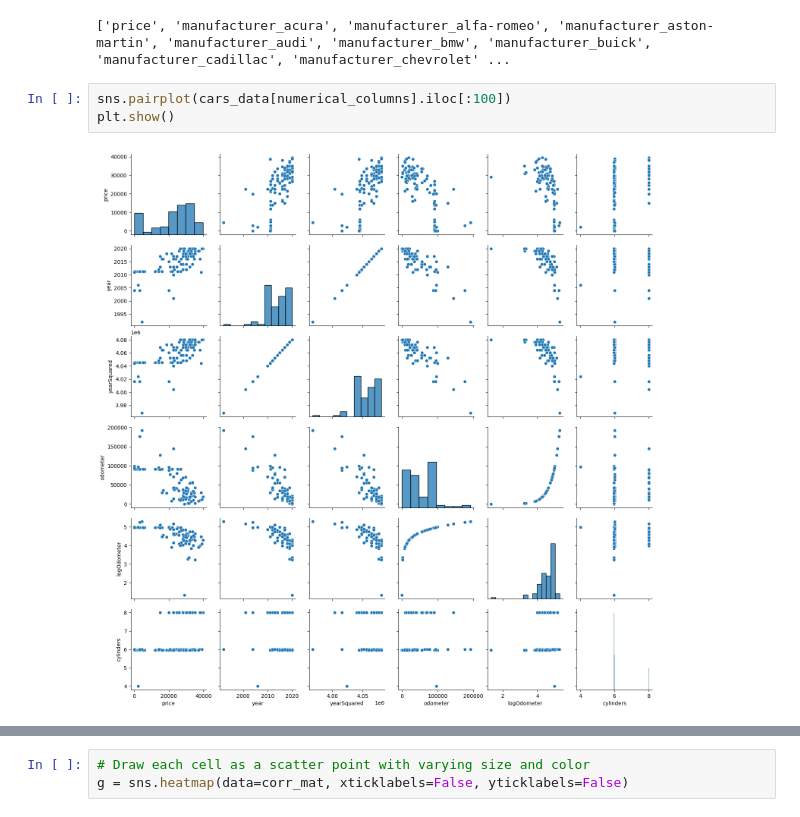
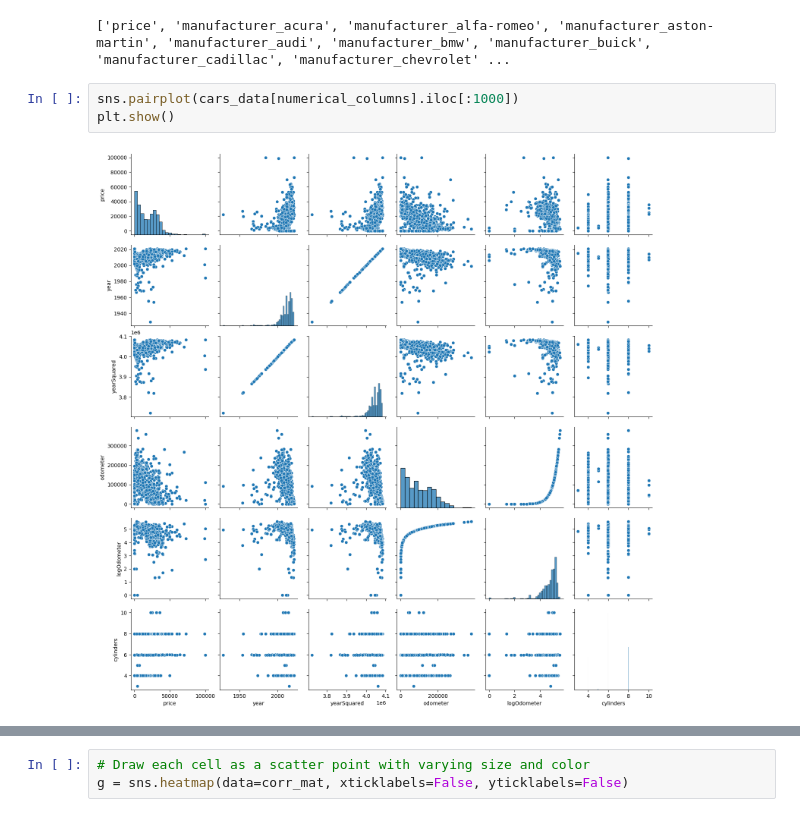
Before and after one commit to luckylluck2/sdp_cars, a Jupyter notebook: data_visualization.ipynb, the cells around one changed output, grey strips where cells are left out. Drawn from its saved outputs; the diff is of its cells as text.

Commit message:
visualised some data & the categories

```diff
--- a/data_visualization.ipynb
+++ b/data_visualization.ipynb
@@ -19,10 +19,10 @@ print(['price']+(categorical_columns.to_list()))
 # %% [output]
 ['price', 'manufacturer_acura', 'manufacturer_alfa-romeo', 'manufacturer_aston-martin', 'manufacturer_audi', 'manufacturer_bmw', 'manufacturer_buick', 'manufacturer_cadillac', 'manufacturer_chevrolet' ...
 # %%
-sns.pairplot(cars_data[numerical_columns].iloc[:100])
+sns.pairplot(cars_data[numerical_columns].iloc[:1000])
 plt.show()
 # %% [output]
-[figure, old version]
+[figure, new version]
 # %%
 sns.set_theme(style="whitegrid")
 
```
Also changed, not shown: parts of 4 cells of this notebook, 1 other file.
